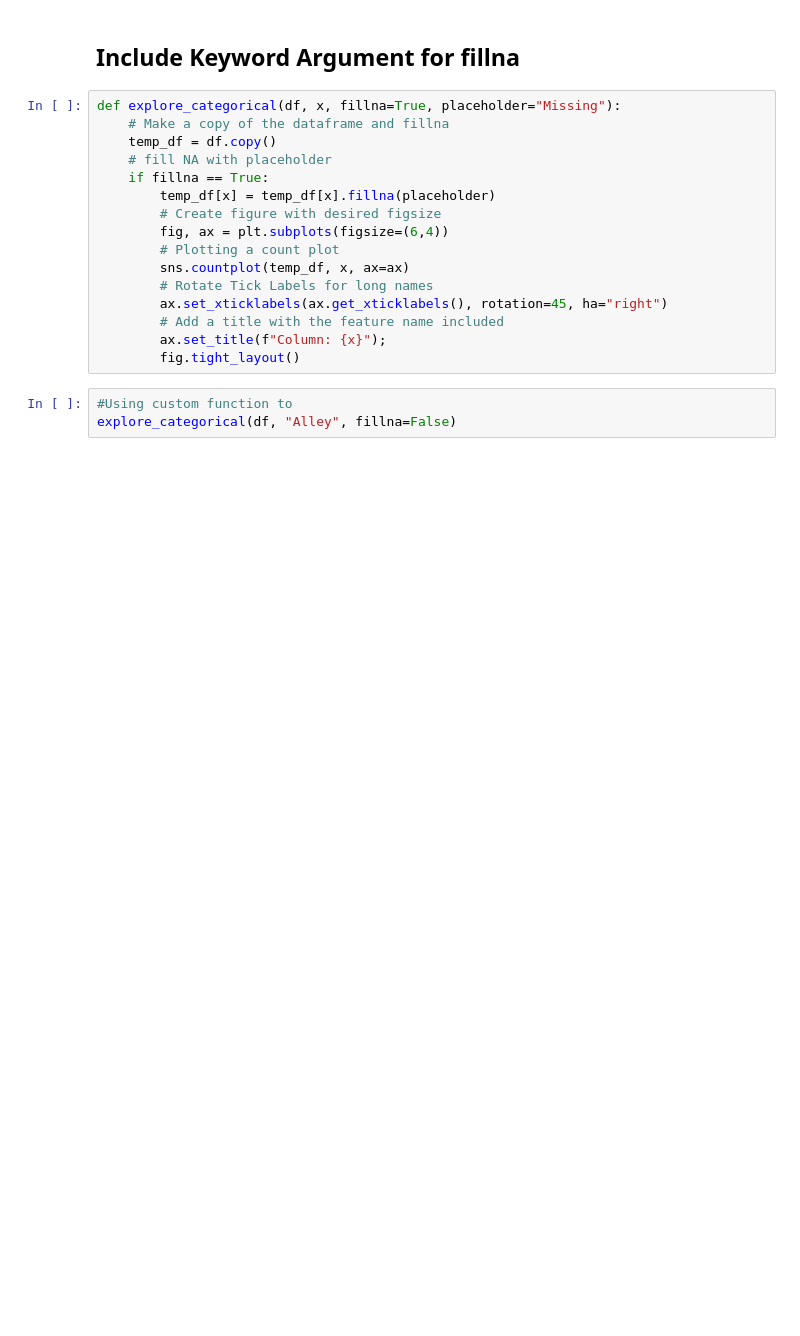
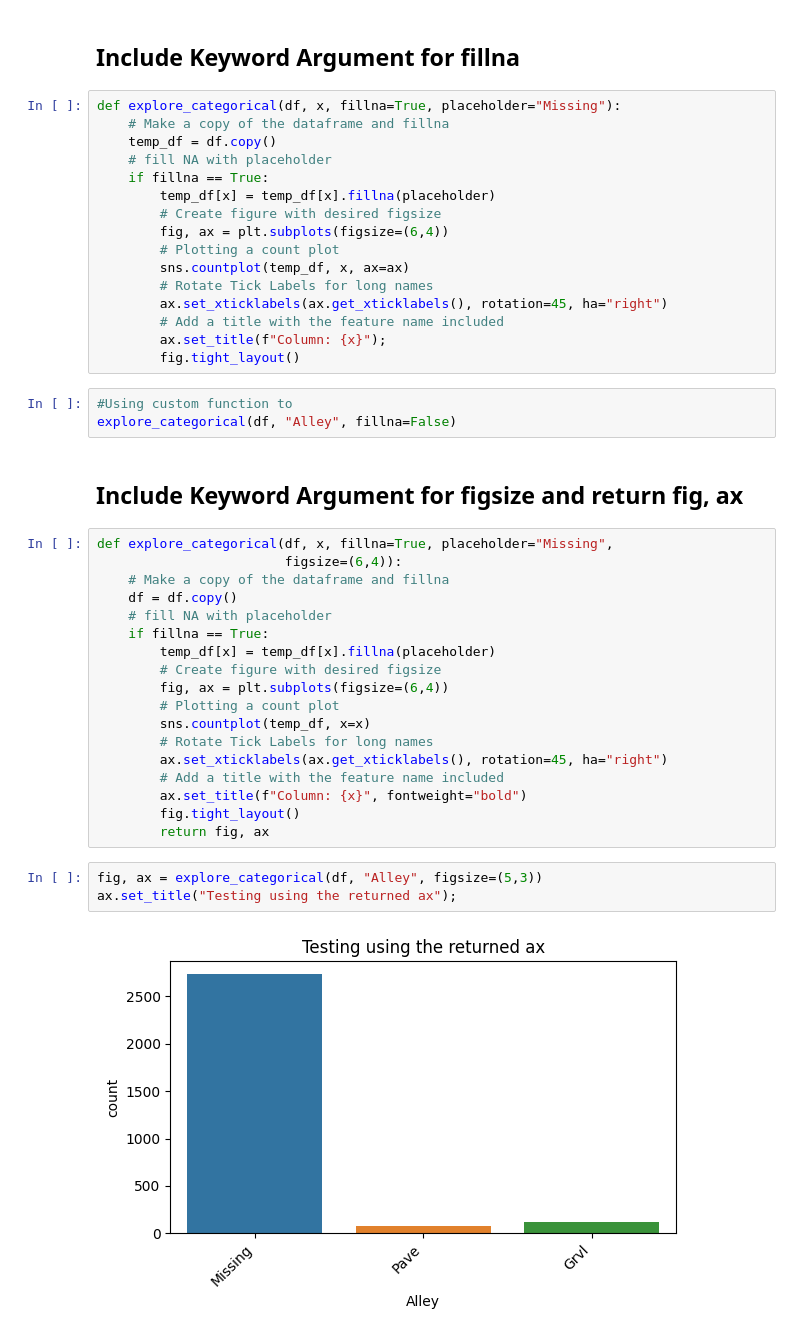
Before and after one commit to eckoecho/CodingDojo, a Jupyter notebook: EDA_Functions_Part_1.ipynb, the cells around one changed output. Saved outputs shown, nothing was run; the diff lists cells and outputs as text; blank space fills up the shorter version.

```diff
--- a/EDA_Functions_Part_1.ipynb
+++ b/EDA_Functions_Part_1.ipynb
@@ -119,3 +119,28 @@ def explore_categorical(df, x, fillna=True, placeholder="Missing"):
 # %%
 #Using custom function to
 explore_categorical(df, "Alley", fillna=False)
+# %% [markdown]
+## Include Keyword Argument for figsize and return fig, ax
+# %%
+def explore_categorical(df, x, fillna=True, placeholder="Missing",
+                        figsize=(6,4)):
+    # Make a copy of the dataframe and fillna
+    df = df.copy()
+    # fill NA with placeholder
+    if fillna == True:
+        temp_df[x] = temp_df[x].fillna(placeholder)
+        # Create figure with desired figsize
+        fig, ax = plt.subplots(figsize=(6,4))
+        # Plotting a count plot
+        sns.countplot(temp_df, x=x)
+        # Rotate Tick Labels for long names
+        ax.set_xticklabels(ax.get_xticklabels(), rotation=45, ha="right")
+        # Add a title with the feature name included
+        ax.set_title(f"Column: {x}", fontweight="bold")
+        fig.tight_layout()
+        return fig, ax
+# %%
+fig, ax = explore_categorical(df, "Alley", figsize=(5,3))
+ax.set_title("Testing using the returned ax");
+# %% [output]
+[figure, added]
```
Also changed, not shown: parts of 27 cells of this notebook.
